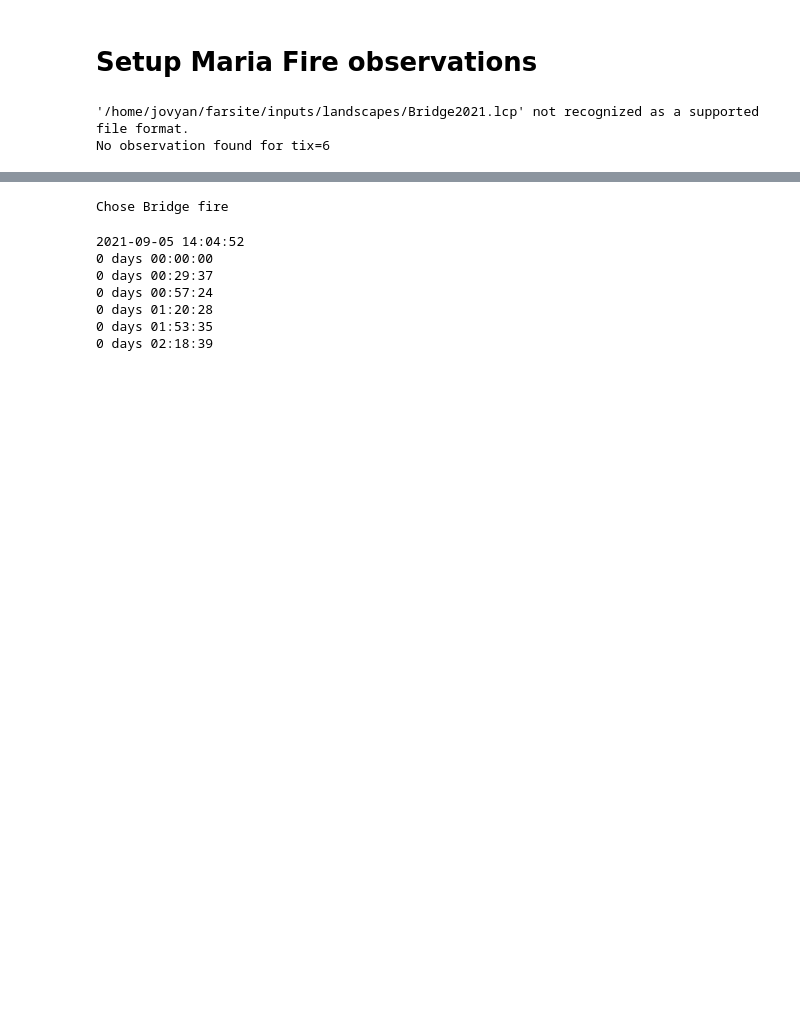
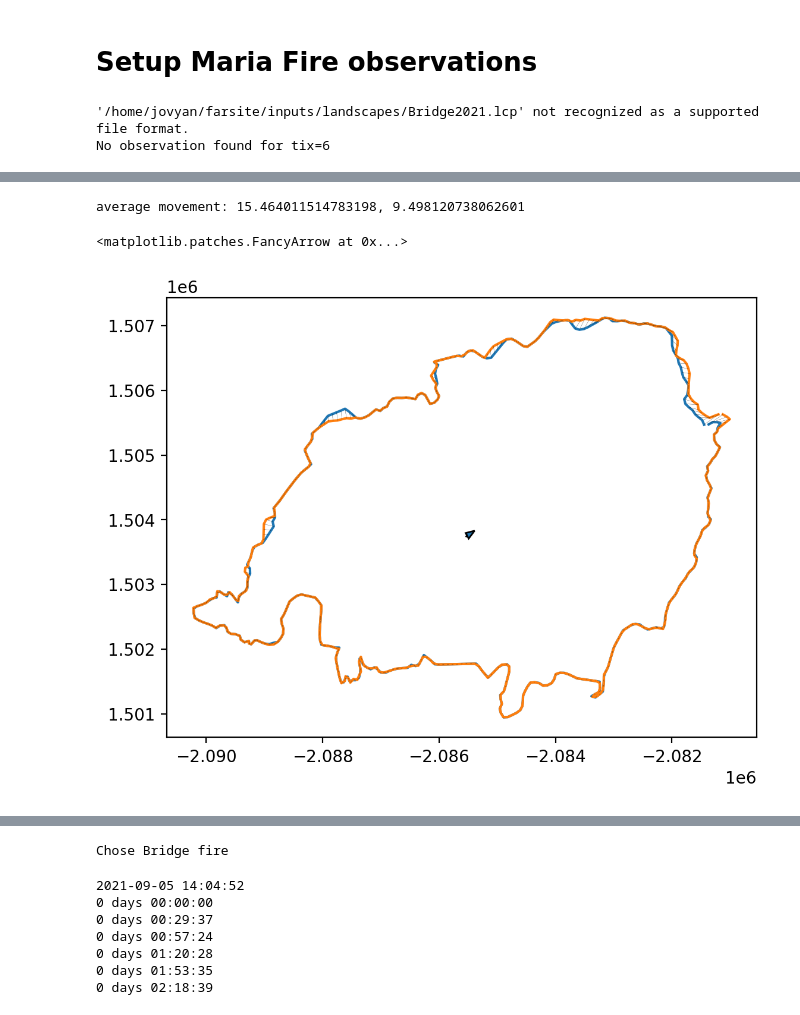
Before and after one commit to tolgacaglar/farsite-devAPI, a Jupyter notebook: src/Data Assimilation Workflow Cleanup - Global Wind.ipynb, the cells around one changed output, grey strips where cells are left out. Saved outputs shown, nothing was run; the diff lists cells and outputs as text; code cells hidden in the pictures; blank space fills up the shorter version.

```diff
--- a/src/Data Assimilation Workflow Cleanup - Global Wind.ipynb
+++ b/src/Data Assimilation Workflow Cleanup - Global Wind.ipynb
@@ -277,0 +340,19 @@ No observation found for tix=6
+# %%
+fig, ax = plt.subplots(1,1, dpi=200)
+# plot_geometry(maria1, ax=ax, color='red')
+ax.plot(m1[::2], m1[1::2])
+
+# plot_geometry(maria2, ax=ax, color='red')
+ax.plot(m2[::2], m2[1::2])
+
+for vix in range(len(m1)//2):
+    ax.plot([m1[2*vix], m1[2*vix]+dmx[vix]], [m1[2*vix+1], m1[2*vix+1]+dmy[vix]], lw=0.1, color='black')
+
+print(f'average movement: {dmx.mean()}, {dmy.mean()}')
+
+cx,cy = m1[::2].mean(), m1[1::2].mean()
+ax.arrow(cx, cy, dmx.mean(), dmy.mean(), head_width=100)
+# %% [output]
+average movement: 15.464011514783198, 9.498120738062601
+<matplotlib.patches.FancyArrow at 0x...>
+[figure, added]
```
Also changed, not shown: parts of 13 cells of this notebook.
